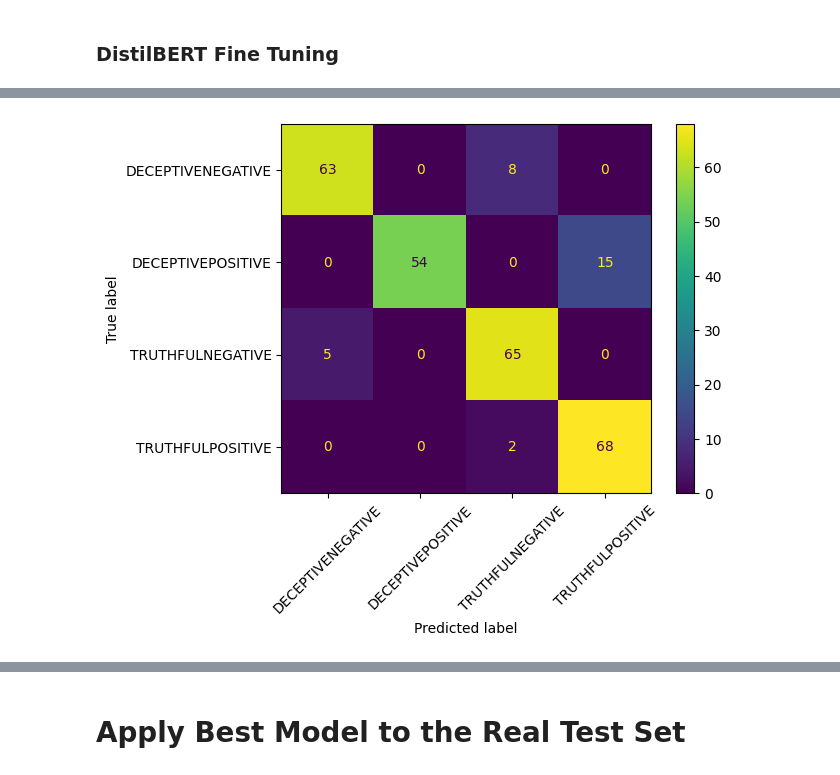
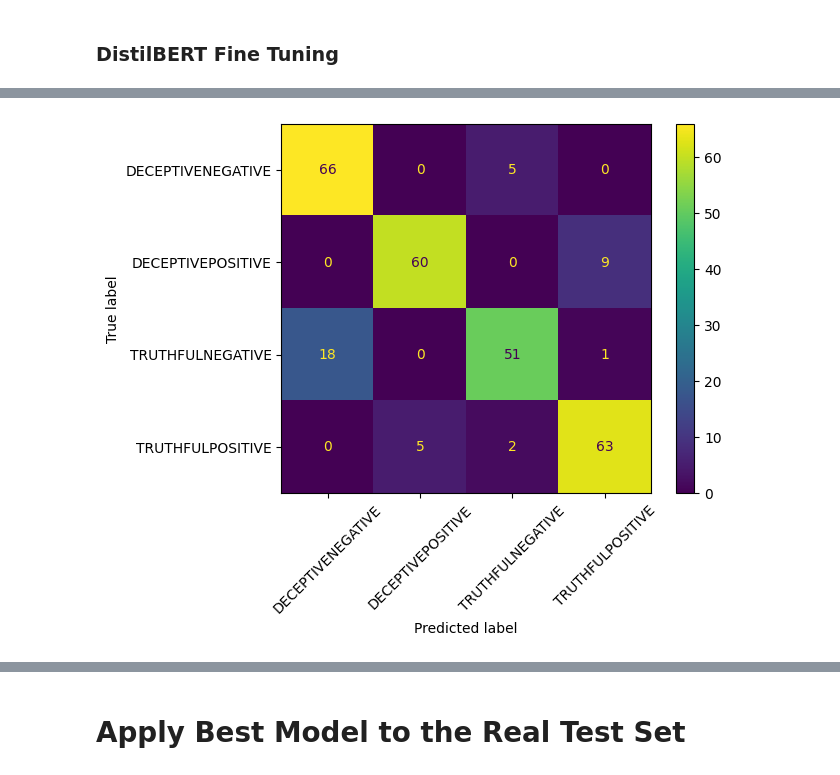
Before and after one commit to JJestel/NL, a Jupyter notebook: MP2/project.ipynb, the cells around one changed output, grey strips where cells are left out. Drawn from its saved outputs; the diff is of its cells as text; code cells hidden in the pictures.

Commit message:
seperate validation set for distilbert training

```diff
--- a/MP2/project.ipynb
+++ b/MP2/project.ipynb
@@ -756,21 +767,41 @@ Worse performance than with TFIDF on untuned DistilBERT embeddings. Next try fin
 # %% [markdown]
 ### DistilBERT Fine Tuning
 # %%
+train_index2, val_index, _, _ = train_test_split(
+    train_index,
+    y_train,
+    test_size=0.2,
+    random_state=42,
+    stratify=y_train
+)
+
 dataset_train = Dataset.from_dict(
     {
-        "input_ids": tf.convert_to_tensor(input_ids.numpy()[train_index]),
-        "attention_mask": tf.convert_to_tensor(attention_mask.numpy()[train_index]),
-        "labels": labels[train_index],
+        "input_ids": tf.convert_to_tensor(input_ids.numpy()[train_index2]),
+        "attention_mask": tf.convert_to_tensor(attention_mask.numpy()[train_index2]),
+        "labels": labels[train_index2],
     }
 )
 
+
 dataset_val = Dataset.from_dict(
+    {
+        "input_ids": tf.convert_to_tensor(input_ids.numpy()[val_index]),
+        "attention_mask": tf.convert_to_tensor(attention_mask.numpy()[val_index]),
+        "labels": labels[val_index],
+    }
+)
+
+dataset_test = Dataset.from_dict(
     {
         "input_ids": tf.convert_to_tensor(input_ids.numpy()[test_index]),
         "attention_mask": tf.convert_to_tensor(attention_mask.numpy()[test_index]),
         "labels": labels[test_index],
     }
 )
+
+
+
 
 dataset_train = dataset_train.to_tf_dataset(
     columns=["attention_mask", "input_ids"],
@@ -785,6 +816,13 @@ dataset_val = dataset_val.to_tf_dataset(
     shuffle=False,
     batch_size=32,
 )
+
+dataset_test = dataset_test.to_tf_dataset(
+    columns=["attention_mask", "input_ids"],
+    label_cols="labels",
+    shuffle=False,
+    batch_size=32,
+)
 # %%
 distilbert = TFDistilBertForSequenceClassification.from_pretrained(checkpoint, num_labels=4)
 
@@ -829,6 +874,6 @@ Validation set performance:
 # %%
 # plot confusion matrix of best performing model in terms of accuracy
-pred = distilbert.predict(dataset_val)
+pred = distilbert.predict(dataset_test)
 pred_labels = le.inverse_transform(np.argmax(pred.logits, axis=1))
 
 cm = confusion_matrix(y_test, pred_labels)
@@ -843 +888 @@ plt.show()
-[figure, old version]
+[figure, new version]
```
Also changed, not shown: parts of 9 cells of this notebook.
